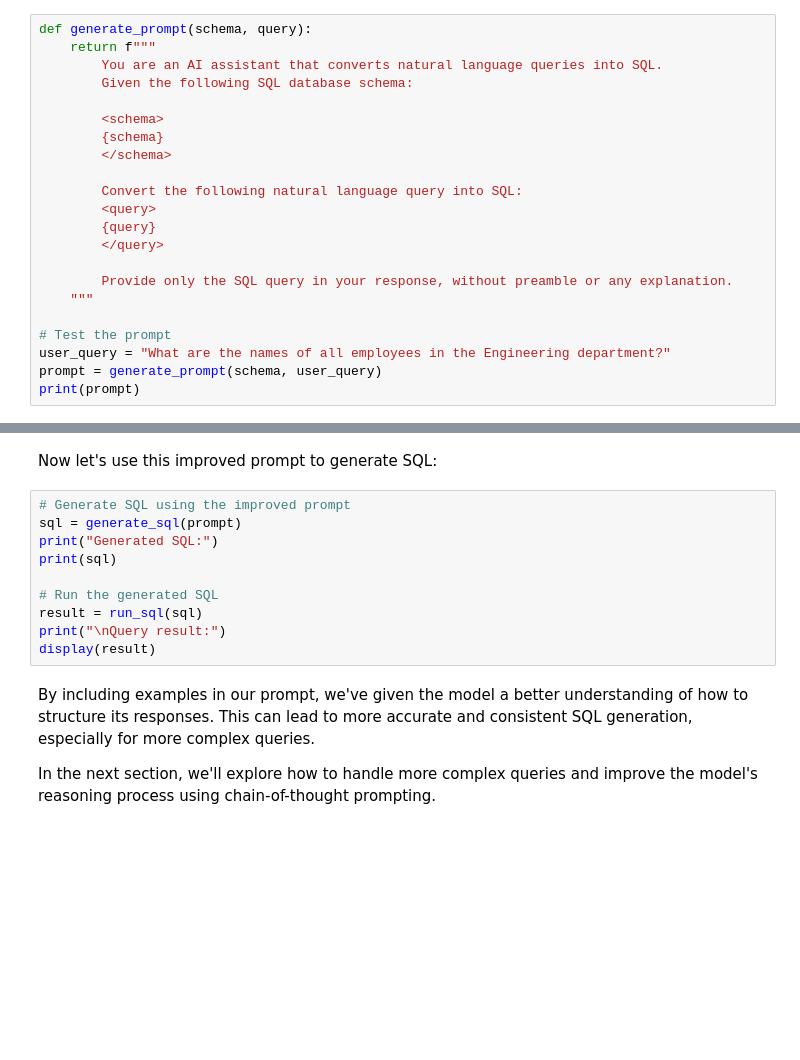
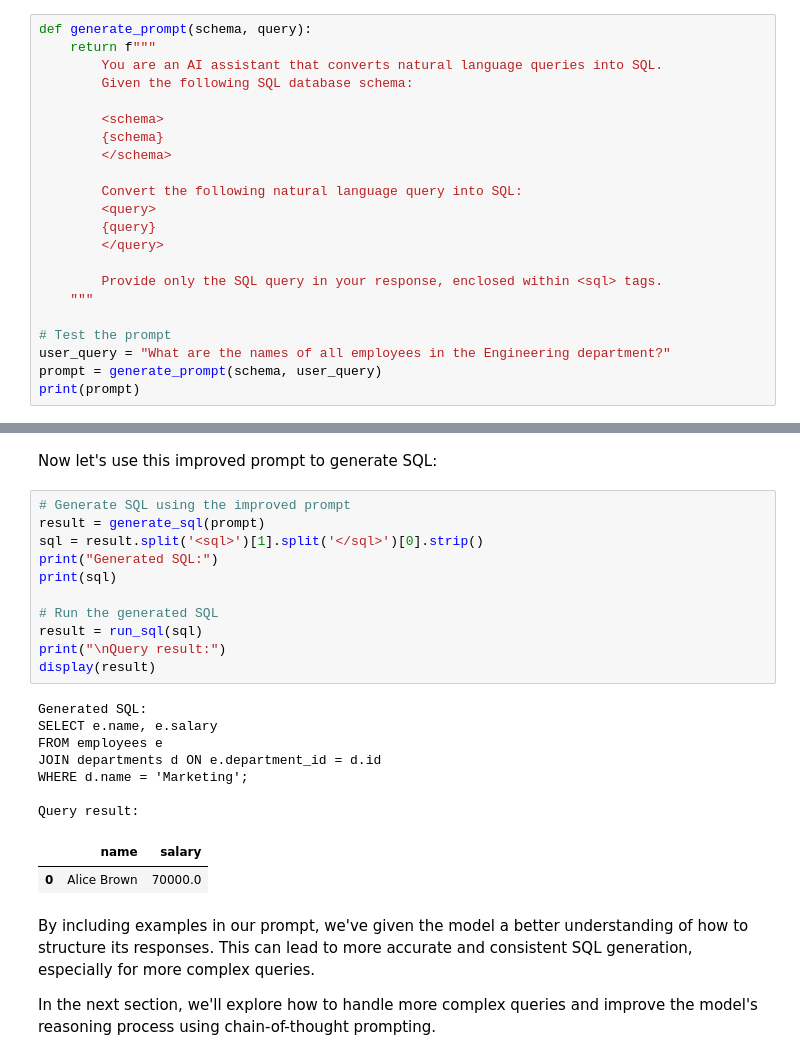
Before and after one commit to anthropics/anthropic-cookbook, a Jupyter notebook: skills/text_to_sql/guide.ipynb, the cells around one changed output, grey strips where cells are left out. Cells and saved outputs as stored; diff of their text form; blank space fills up the shorter version.

```diff
--- a/skills/text_to_sql/guide.ipynb
+++ b/skills/text_to_sql/guide.ipynb
@@ -148,7 +176,7 @@ def generate_prompt(schema, query):
         {query}
         </query>
 
-        Provide only the SQL query in your response, without preamble or any explanation.
+        Provide only the SQL query in your response, enclosed within <sql> tags.
     """
 
 # Test the prompt
@@ -237,14 +314,25 @@ print(prompt)
 Now let's use this improved prompt to generate SQL:
 # %%
 # Generate SQL using the improved prompt
-sql = generate_sql(prompt)
+result = generate_sql(prompt)
+sql = result.split('<sql>')[1].split('</sql>')[0].strip()
 print("Generated SQL:")
 print(sql)
 
 # Run the generated SQL
 result = run_sql(sql)
 print("\nQuery result:")
 display(result)
+# %% [output]
+Generated SQL:
+SELECT e.name, e.salary
+FROM employees e
+JOIN departments d ON e.department_id = d.id
+WHERE d.name = 'Marketing';
+
+Query result:
+|  | name | salary |
+| 0 | Alice Brown | 70000.0 |
 # %% [markdown]
 By including examples in our prompt, we've given the model a better understanding of how to structure its responses. This can lead to more accurate and consistent SQL generation, especially for more complex queries.
 
```
Also changed, not shown: parts of 14 cells of this notebook, 4 other files.
